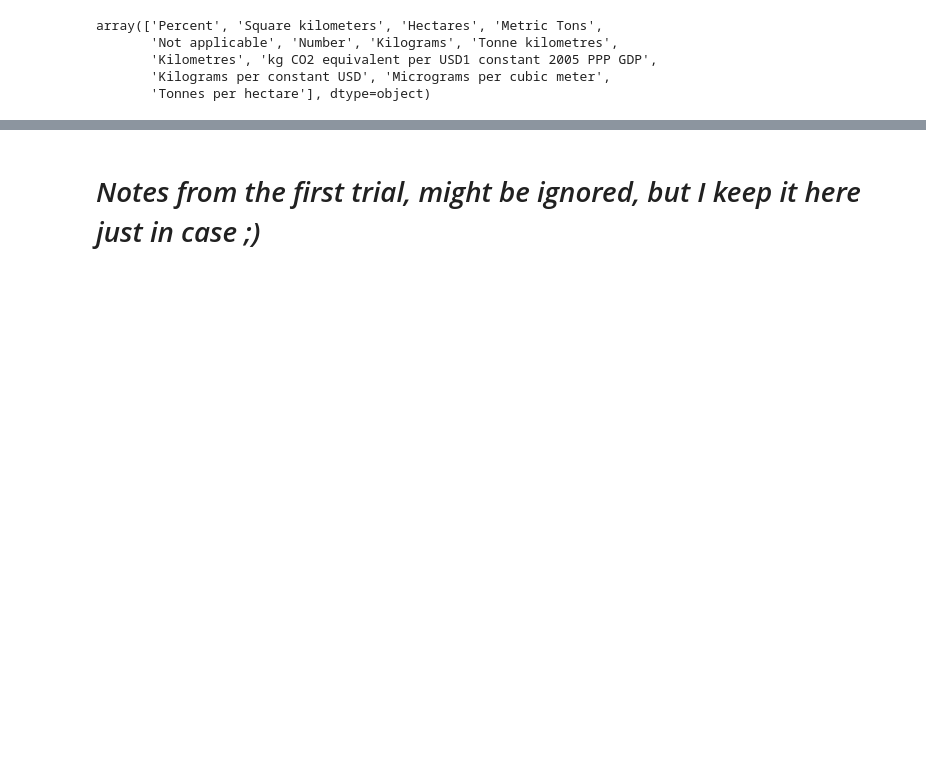
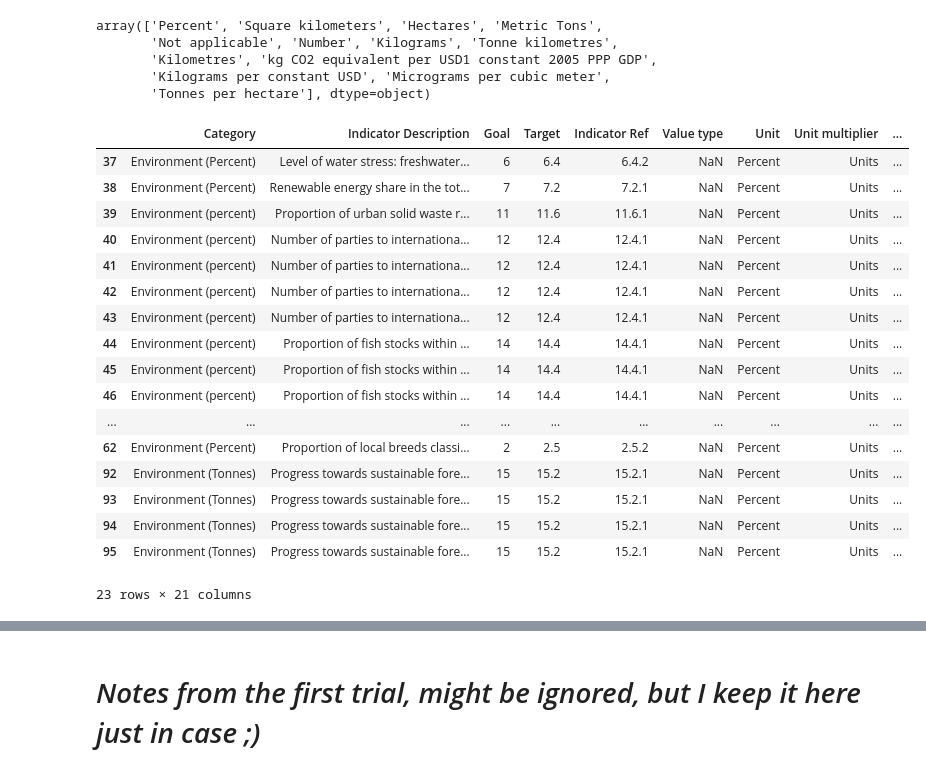
Before and after one commit to felix-laumann/MBML-SDG-targets, a Jupyter notebook: Data preprocessing and visualisation_GalinaFelix.ipynb, the cells around one changed output, grey strips where cells are left out. Saved outputs shown, nothing was run; the diff lists cells and outputs as text; code cells hidden in the pictures; blank space fills up the shorter version.

Commit message:
updated to-do list, started to attack environment df, but have not come too far...

```diff
--- a/Data preprocessing and visualisation_GalinaFelix.ipynb
+++ b/Data preprocessing and visualisation_GalinaFelix.ipynb
@@ -561,3 +561,25 @@ array(['Percent', 'Square kilometers', 'Hectares', 'Metric Tons',
        'Kilometres', 'kg CO2 equivalent per USD1 constant 2005 PPP GDP',
        'Kilograms per constant USD', 'Micrograms per cubic meter',
        'Tonnes per hectare'], dtype=object)
+# %%
+df_environment_percent = df_environment[df_environment['Unit'].str.contains('Percent')]
+df_environment_percent
+# %% [output]
+|  | Category | Indicator Description | Goal | Target | Indicator Ref | Value type | Unit | Unit multiplier | ... |
+| 37 | Environment (Percent) | Level of water stress: freshwater... | 6 | 6.4 | 6.4.2 | NaN | Percent | Units | ... |
+| 38 | Environment (Percent) | Renewable energy share in the tot... | 7 | 7.2 | 7.2.1 | NaN | Percent | Units | ... |
+| 39 | Environment (percent) | Proportion of urban solid waste r... | 11 | 11.6 | 11.6.1 | NaN | Percent | Units | ... |
+| 40 | Environment (percent) | Number of parties to internationa... | 12 | 12.4 | 12.4.1 | NaN | Percent | Units | ... |
+| 41 | Environment (percent) | Number of parties to internationa... | 12 | 12.4 | 12.4.1 | NaN | Percent | Units | ... |
+| 42 | Environment (percent) | Number of parties to internationa... | 12 | 12.4 | 12.4.1 | NaN | Percent | Units | ... |
+| 43 | Environment (percent) | Number of parties to internationa... | 12 | 12.4 | 12.4.1 | NaN | Percent | Units | ... |
+| 44 | Environment (percent) | Proportion of fish stocks within ... | 14 | 14.4 | 14.4.1 | NaN | Percent | Units | ... |
+| 45 | Environment (percent) | Proportion of fish stocks within ... | 14 | 14.4 | 14.4.1 | NaN | Percent | Units | ... |
+| 46 | Environment (percent) | Proportion of fish stocks within ... | 14 | 14.4 | 14.4.1 | NaN | Percent | Units | ... |
+| ... | ... | ... | ... | ... | ... | ... | ... | ... | ... |
+| 62 | Environment (Percent) | Proportion of local breeds classi... | 2 | 2.5 | 2.5.2 | NaN | Percent | Units | ... |
+| 92 | Environment (Tonnes) | Progress towards sustainable fore... | 15 | 15.2 | 15.2.1 | NaN | Percent | Units | ... |
+| 93 | Environment (Tonnes) | Progress towards sustainable fore... | 15 | 15.2 | 15.2.1 | NaN | Percent | Units | ... |
+| 94 | Environment (Tonnes) | Progress towards sustainable fore... | 15 | 15.2 | 15.2.1 | NaN | Percent | Units | ... |
+| 95 | Environment (Tonnes) | Progress towards sustainable fore... | 15 | 15.2 | 15.2.1 | NaN | Percent | Units | ... |
+23 rows × 21 columns
```
Also changed, not shown: parts of 1 cell of this notebook, 1 other file.
